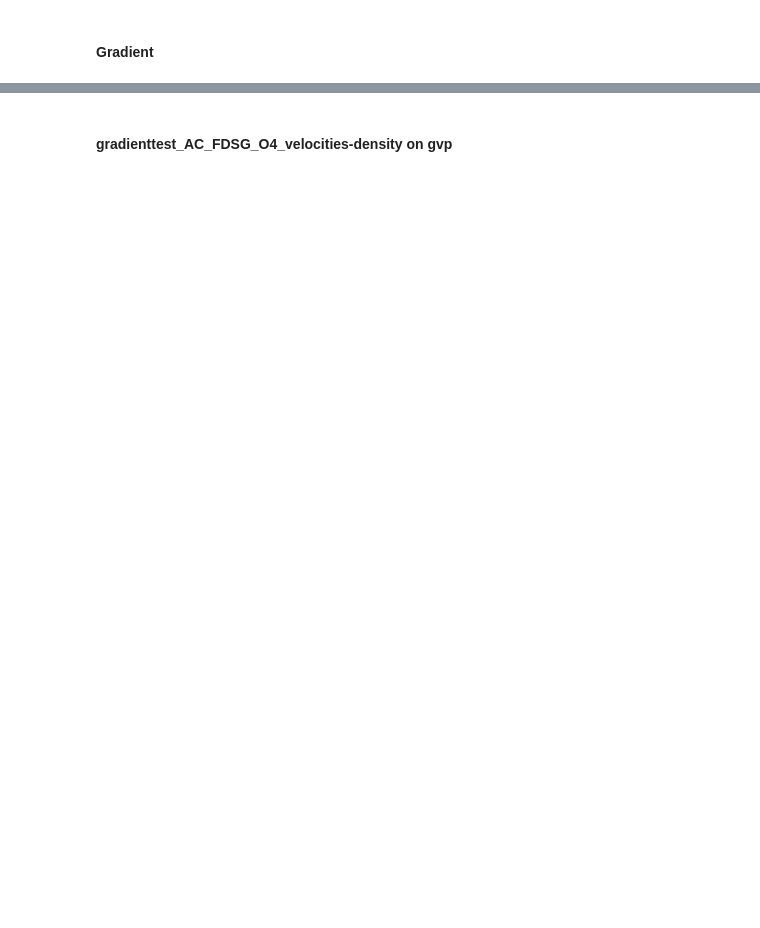
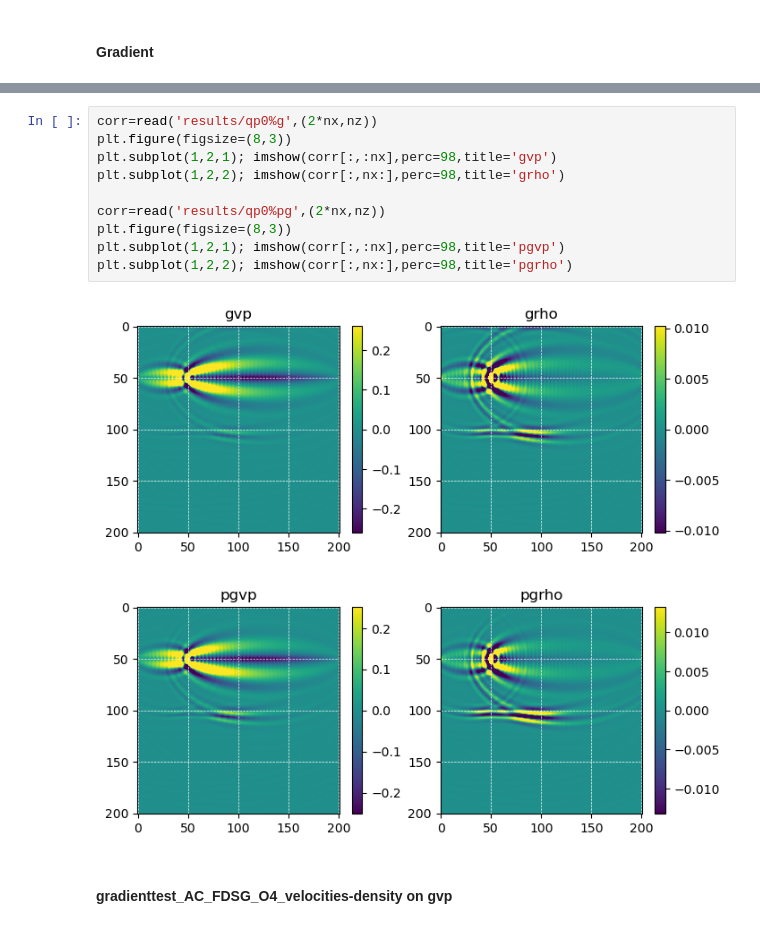
Before and after one commit to joeyartech/SeisJIMU, a Jupyter notebook: Demo/04_GradientTest/go-AC.ipynb, the cells around one changed output, grey strips where cells are left out. Saved outputs shown, nothing was run; the diff lists cells and outputs as text; blank space fills up the shorter version.

```diff
--- a/Demo/04_GradientTest/go-AC.ipynb
+++ b/Demo/04_GradientTest/go-AC.ipynb
@@ -311,3 +265,16 @@ plt.subplot(1,4,2); imshow(gkpa,perc=98)
+# %%
+corr=read('results/qp0%g',(2*nx,nz))
+plt.figure(figsize=(8,3))
+plt.subplot(1,2,1); imshow(corr[:,:nx],perc=98,title='gvp')
+plt.subplot(1,2,2); imshow(corr[:,nx:],perc=98,title='grho')
+
+corr=read('results/qp0%pg',(2*nx,nz))
+plt.figure(figsize=(8,3))
+plt.subplot(1,2,1); imshow(corr[:,:nx],perc=98,title='pgvp')
+plt.subplot(1,2,2); imshow(corr[:,nx:],perc=98,title='pgrho')
+# %% [output]
+[figure, added]
+[figure, added]
 # %% [markdown]
 #### gradienttest_AC_FDSG_O4_velocities-density on gvp
 # %%
```
Also changed, not shown: parts of 13 cells of this notebook, 6 other files.
